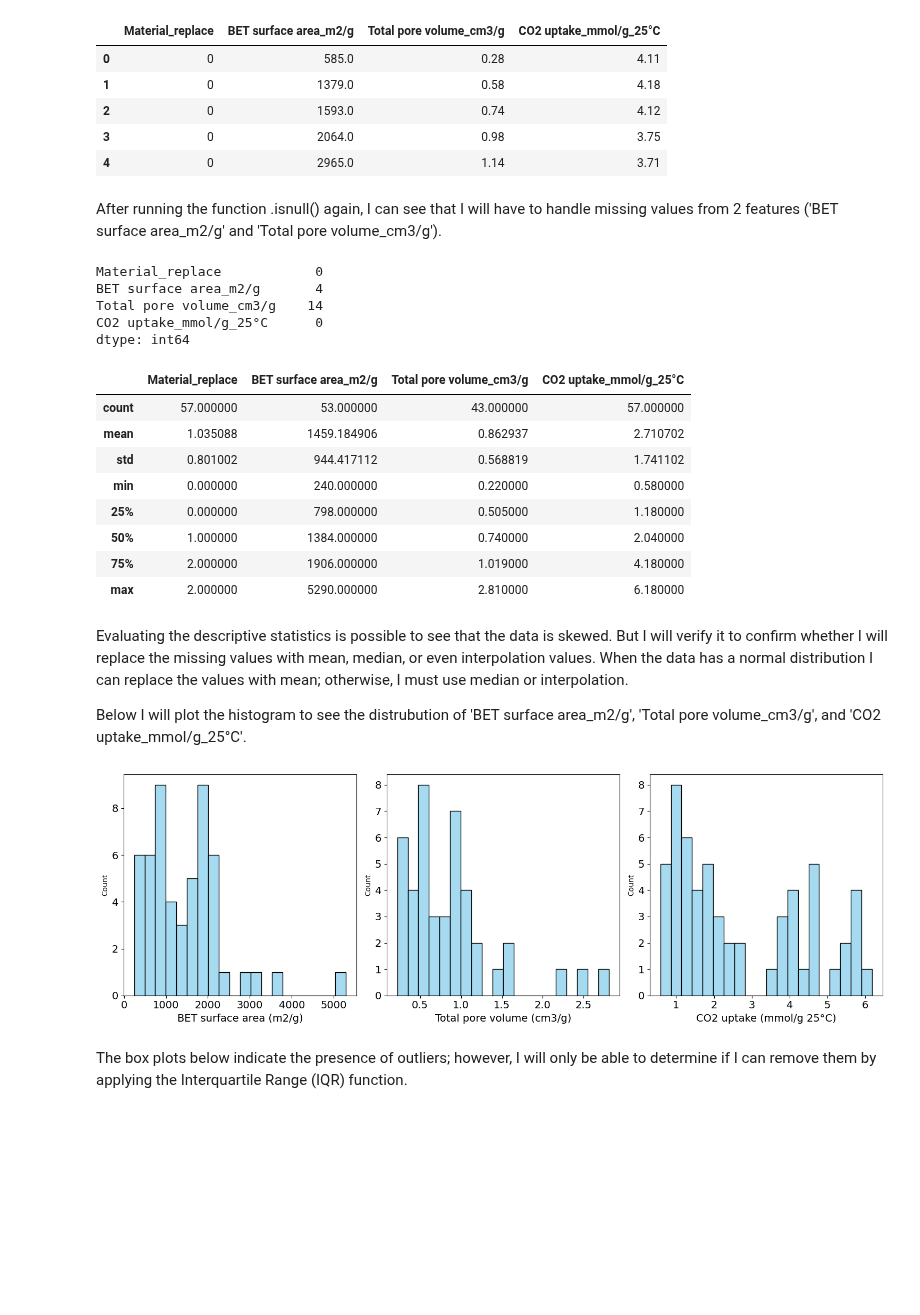
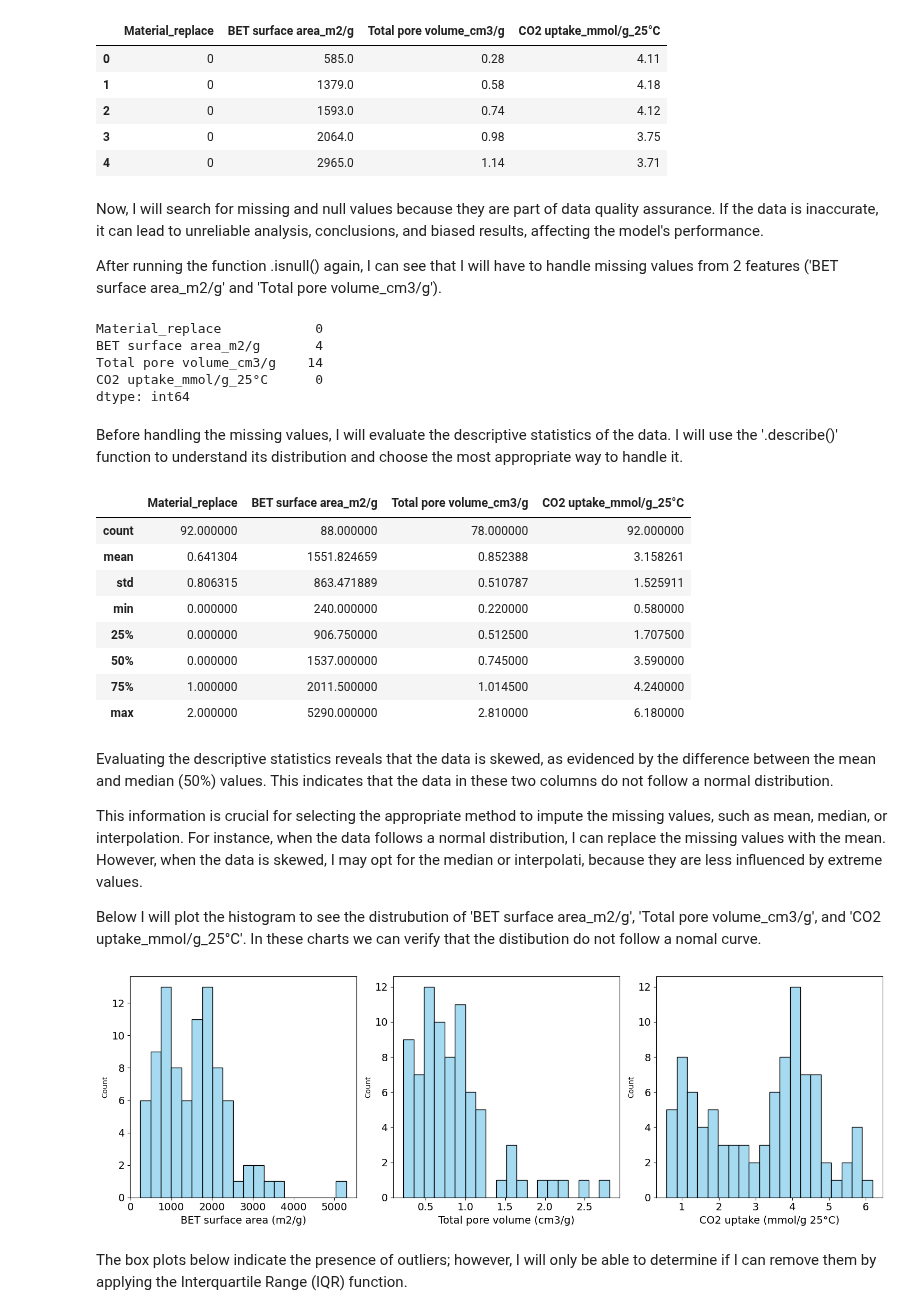
Before and after one commit to Daniela-MB/Capstone_project, a Jupyter notebook: CA3_Individual_Practical.ipynb, the cells around one changed output. Cells and saved outputs as stored; diff of their text form; code cells hidden in the pictures; blank space fills up the shorter version.

Commit message:
data file, EDA, cleaning, outliers

```diff
--- a/CA3_Individual_Practical.ipynb
+++ b/CA3_Individual_Practical.ipynb
@@ -23,7 +23,7 @@ from sklearn.ensemble import GradientBoostingClassifier
 
 from sklearn.model_selection import GridSearchCV     # <---------- change to Random Search Cross Validation
 # %%
-df = pd.read_csv("CO2_adsorption.csv")
+df = pd.read_excel("CO2_adsorption_v2.xlsx")
 # %% [markdown]
 ## Data understanding
 # %% [markdown]
@@ -128,8 +69,8 @@ dtype: int64
 # %% [markdown]
 For this analysis, I will focus on: 'Material_replace', 'BET surface area_m2/g', 'Total pore volume_cm3/g', and 'CO2 uptake_mmol/g_25°C'. The other features are redundant or specific to a unique material category. For example, 'Material' is the name of the material used in CO<sub>2</sub> adsorption, but it is stored in the feature called 'Material_replace', and the 'Adsorption pressure_bar' that is the same for all materials. The other features are related exclusively to a specific material, such as activated-carbon or polymers.
 # %%
-df2 = df1.drop(['Material', 'Precursor', 'Conjugated microporous polymer', 'Activation agent', 'Activation temperature_°C', 'Activation approach', 'Adsorption pressure_bar', 'Reference'], axis = 1)
-df2.head()
+df1 = df.drop(['Material', 'Precursor', 'Conjugated microporous polymer', 'Activation agent', 'Activation temperature_°C', 'Adsorption pressure_bar', 'Reference'], axis = 1)
+df1.head()
 # %% [output]
 |  | Material_replace | BET surface area_m2/g | Total pore volume_cm3/g | CO2 uptake_mmol/g_25°C |
 | 0 | 0 | 585.0 | 0.28 | 4.11 |
@@ -137,54 +78,64 @@ df2.head()
 | 2 | 0 | 1593.0 | 0.74 | 4.12 |
 | 3 | 0 | 2064.0 | 0.98 | 3.75 |
 | 4 | 0 | 2965.0 | 1.14 | 3.71 |
-# %% [markdown]
-After running the function .isnull() again, I can see that I will have to handle missing values from 2 features ('BET surface area_m2/g' and 'Total pore volume_cm3/g').
-# %%
-df2.isnull().sum()
-# %% [output]
-Material_replace            0
-BET surface area_m2/g       4
-Total pore volume_cm3/g    14
-CO2 uptake_mmol/g_25°C      0
-dtype: int64
+# %% [markdown]
+Now, I will search for missing and null values because they are part of data quality assurance. If the data is inaccurate, it can lead to unreliable analysis, conclusions, and biased results, affecting the model's performance.
+
+After running the function .isnull() again, I can see that I will have to handle missing values from 2 features ('BET surface area_m2/g' and 'Total pore volume_cm3/g').
+# %%
+df1.isnull().sum()
+# %% [output]
+Material_replace            0
+BET surface area_m2/g       4
+Total pore volume_cm3/g    14
+CO2 uptake_mmol/g_25°C      0
+dtype: int64
+# %% [markdown]
+Before handling the missing values, I will evaluate the descriptive statistics of the data. I will use the '.describe()' function to understand its distribution and choose the most appropriate way to handle it.
 # %%
-df2.describe()
+df1.describe()
 # %% [output]
 |  | Material_replace | BET surface area_m2/g | Total pore volume_cm3/g | CO2 uptake_mmol/g_25°C |
-| count | 57.000000 | 53.000000 | 43.000000 | 57.000000 |
-| mean | 1.035088 | 1459.184906 | 0.862937 | 2.710702 |
-| std | 0.801002 | 944.417112 | 0.568819 | 1.741102 |
+| count | 92.000000 | 88.000000 | 78.000000 | 92.000000 |
+| mean | 0.641304 | 1551.824659 | 0.852388 | 3.158261 |
+| std | 0.806315 | 863.471889 | 0.510787 | 1.525911 |
 | min | 0.000000 | 240.000000 | 0.220000 | 0.580000 |
-| 25% | 0.000000 | 798.000000 | 0.505000 | 1.180000 |
-| 50% | 1.000000 | 1384.000000 | 0.740000 | 2.040000 |
-| 75% | 2.000000 | 1906.000000 | 1.019000 | 4.180000 |
+| 25% | 0.000000 | 906.750000 | 0.512500 | 1.707500 |
+| 50% | 0.000000 | 1537.000000 | 0.745000 | 3.590000 |
+| 75% | 1.000000 | 2011.500000 | 1.014500 | 4.240000 |
 | max | 2.000000 | 5290.000000 | 2.810000 | 6.180000 |
 # %% [markdown]
-Evaluating the descriptive statistics is possible to see that the data is skewed. But I will verify it to confirm whether I will replace the missing values with mean, median, or even interpolation values. When the data has a normal distribution I can replace the values with mean; otherwise, I must use median or interpolation.
+Evaluating the descriptive statistics reveals that the data is skewed, as evidenced by the difference between the mean and median (50%) values. This indicates that the data in these two columns do not follow a normal distribution.
 
-Below I will plot the histogram to see the distrubution of 'BET surface area_m2/g', 'Total pore volume_cm3/g', and 'CO2 uptake_mmol/g_25°C'.
+This information is crucial for selecting the appropriate method to impute the missing values, such as mean, median, or interpolation. For instance, when the data follows a normal distribution, I can replace the missing values with the mean. However, when the data is skewed, I may opt for the median or interpolati, because they are less influenced by extreme values.
+
+
+
+Below I will plot the histogram to see the distrubution of 'BET surface area_m2/g', 'Total pore volume_cm3/g', and 'CO2 uptake_mmol/g_25°C'. In these charts we can verify that the distibution do not follow a nomal curve.
 # %%
+df1.replace([np.inf, -np.inf], np.nan, inplace=True)
+
 fig, axs = plt.subplots(1, 3, figsize=(15, 5))
 
-sns.histplot(data=df2, x="BET surface area_m2/g", bins=20, color='skyblue', ax=axs[0])
+sns.histplot(data=df1, x="BET surface area_m2/g", bins=20, color='skyblue', ax=axs[0])
 axs[0].set_xlabel("BET surface area (m2/g)", fontsize=14)
 axs[0].tick_params(axis='x', labelsize=14)
 axs[0].tick_params(axis='y', labelsize=14)
 
-sns.histplot(data=df2, x="Total pore volume_cm3/g", bins=20, color='skyblue', ax=axs[1])
+sns.histplot(data=df1, x="Total pore volume_cm3/g", bins=20, color='skyblue', ax=axs[1])
 axs[1].set_xlabel("Total pore volume (cm3/g)", fontsize=14)
 axs[1].tick_params(axis='x', labelsize=14)
 axs[1].tick_params(axis='y', labelsize=14)
 
-sns.histplot(data=df2, x="CO2 uptake_mmol/g_25°C", bins=20, color='skyblue', ax=axs[2])
+sns.histplot(data=df1, x="CO2 uptake_mmol/g_25°C", bins=20, color='skyblue', ax=axs[2])
 axs[2].set_xlabel("CO2 uptake (mmol/g 25°C)", fontsize=14)
 axs[2].tick_params(axis='x', labelsize=14)
 axs[2].tick_params(axis='y', labelsize=14)
 
 plt.tight_layout()
 plt.show()
 # %% [output]
-[figure, old version]
+[figure, new version]
 # %% [markdown]
 The box plots below indicate the presence of outliers; however, I will only be able to determine if I can remove them by applying the Interquartile Range (IQR) function.
 # %%
```
Also changed, not shown: parts of 26 cells of this notebook, 3 other files.
